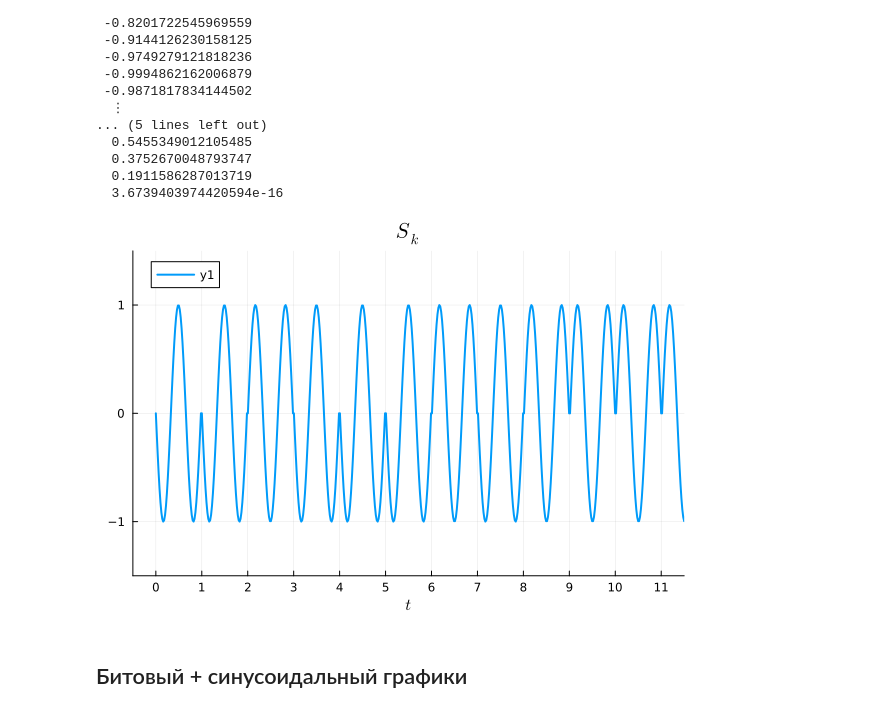
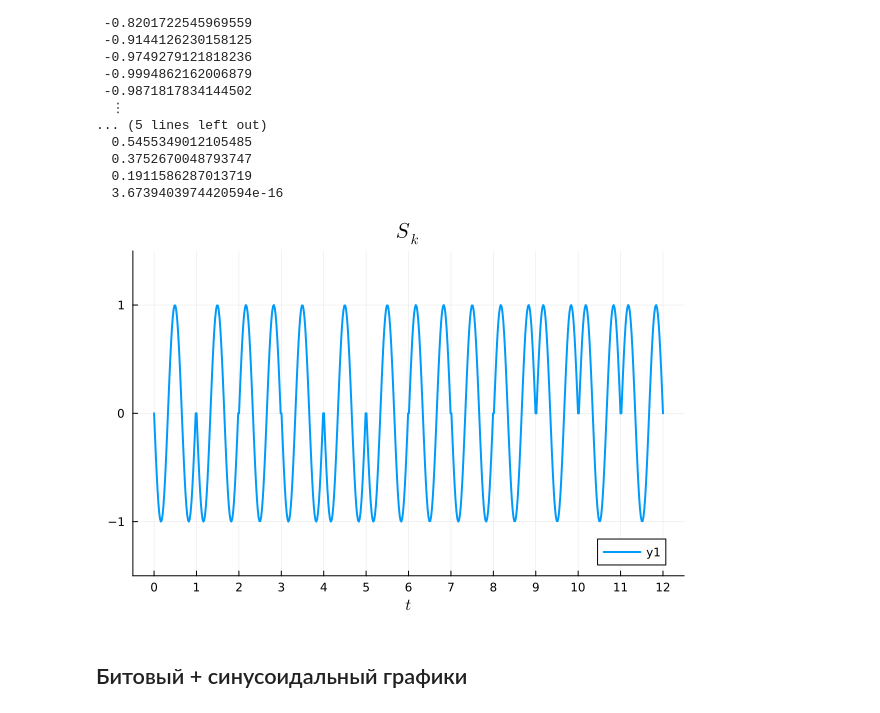
Before and after one commit to VadimYarovoy/Networks, a Jupyter notebook: lab2/lst/lab2.ipynb, the cells around one changed output. Cells and saved outputs as stored; diff of their text form; code cells hidden in the pictures.

```diff
--- a/lab2/lst/lab2.ipynb
+++ b/lab2/lst/lab2.ipynb
@@ -84,17 +85,17 @@ signal = phase_idx |>
 # %%
 t = range(0, stop=bit_duration * message_len, length=samples_per_bit * message_len)
 plot_signal = plot(
     t, signal,
     linewidth=2,
     xlabel=L"$t$",
     title=L"$S_k$",
-    xlims=(-0.5, length(bits)-0.5),
+    xlims=(-0.5, length(bits)+0.5),
     ylims=(-1.5, 1.5),
     xticks=0:length(bits)+1,
     yticks=-1:1,
 )
 # %% [output]
-[figure, old version]
+[figure, new version]
 # %% [markdown]
 ## Битовый + синусоидальный графики
 # %%
```
Also changed, not shown: parts of 6 cells of this notebook, 7 other files.
